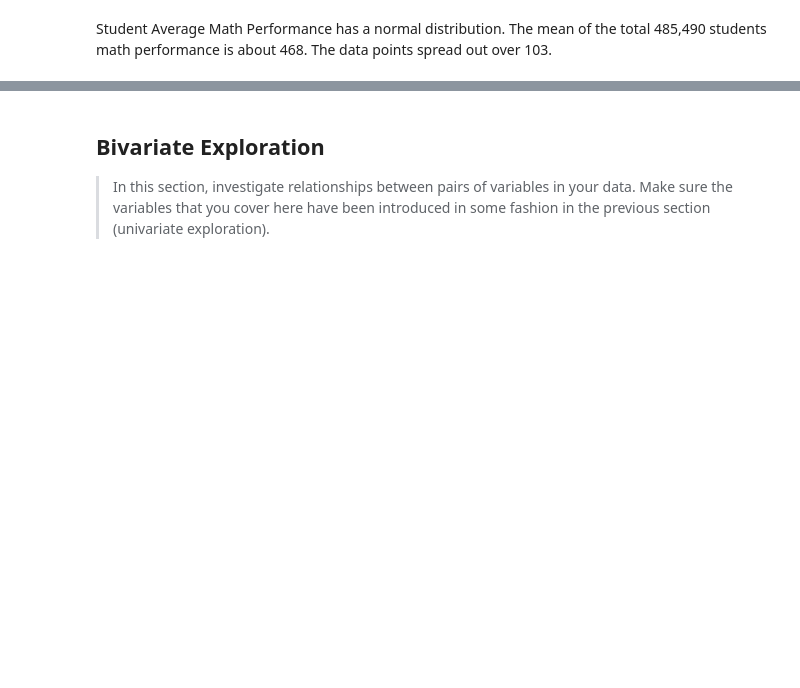
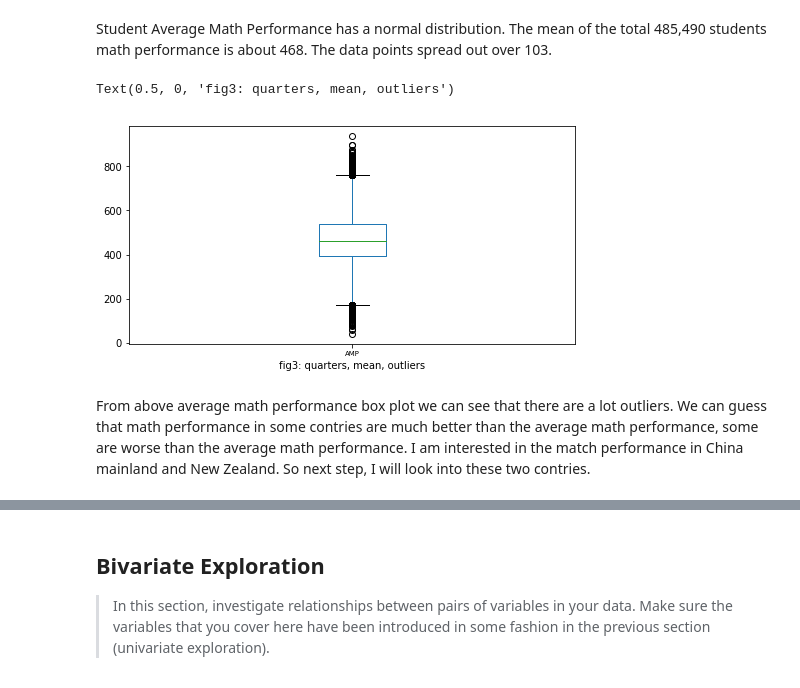
Before and after one commit to EllenZhangYarong/DataScience, a Jupyter notebook: DAND/CapstoneProjects/Project4_PISA/exploration_PISA.ipynb, the cells around one changed output, grey strips where cells are left out. Drawn from its saved outputs; the diff is of its cells as text; code cells hidden in the pictures; blank space fills up the shorter version.

```diff
--- a/DAND/CapstoneProjects/Project4_PISA/exploration_PISA.ipynb
+++ b/DAND/CapstoneProjects/Project4_PISA/exploration_PISA.ipynb
@@ -149,0 +287,8 @@ df_pisa['average_math_performance'].plot.box()
+# %%
+df_pisa['AMP'].plot.box()
+plt.xlabel('fig3: quarters, mean, outliers')
+# %% [output]
+Text(0.5, 0, 'fig3: quarters, mean, outliers')
+[figure, added]
+# %% [markdown]
+From above average math performance box plot we can see that there are a lot outliers. We can guess that math performance in some contries are much better than the average math performance, some are worse than the average math performance. I am interested in the match performance in China mainland and New Zealand. So next step, I will look into these two contries.
```
Also changed, not shown: parts of 65 cells of this notebook, 8 other files.
